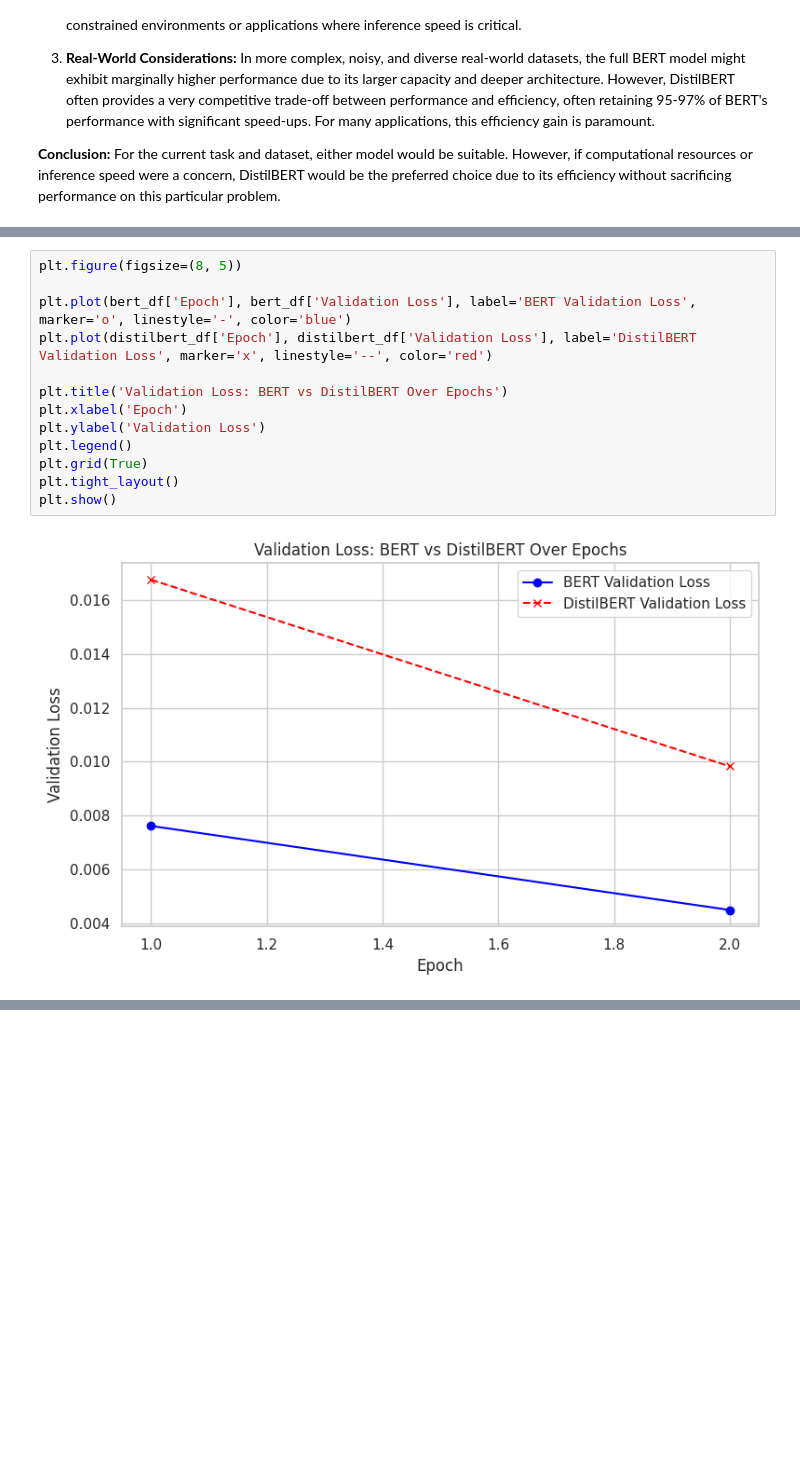
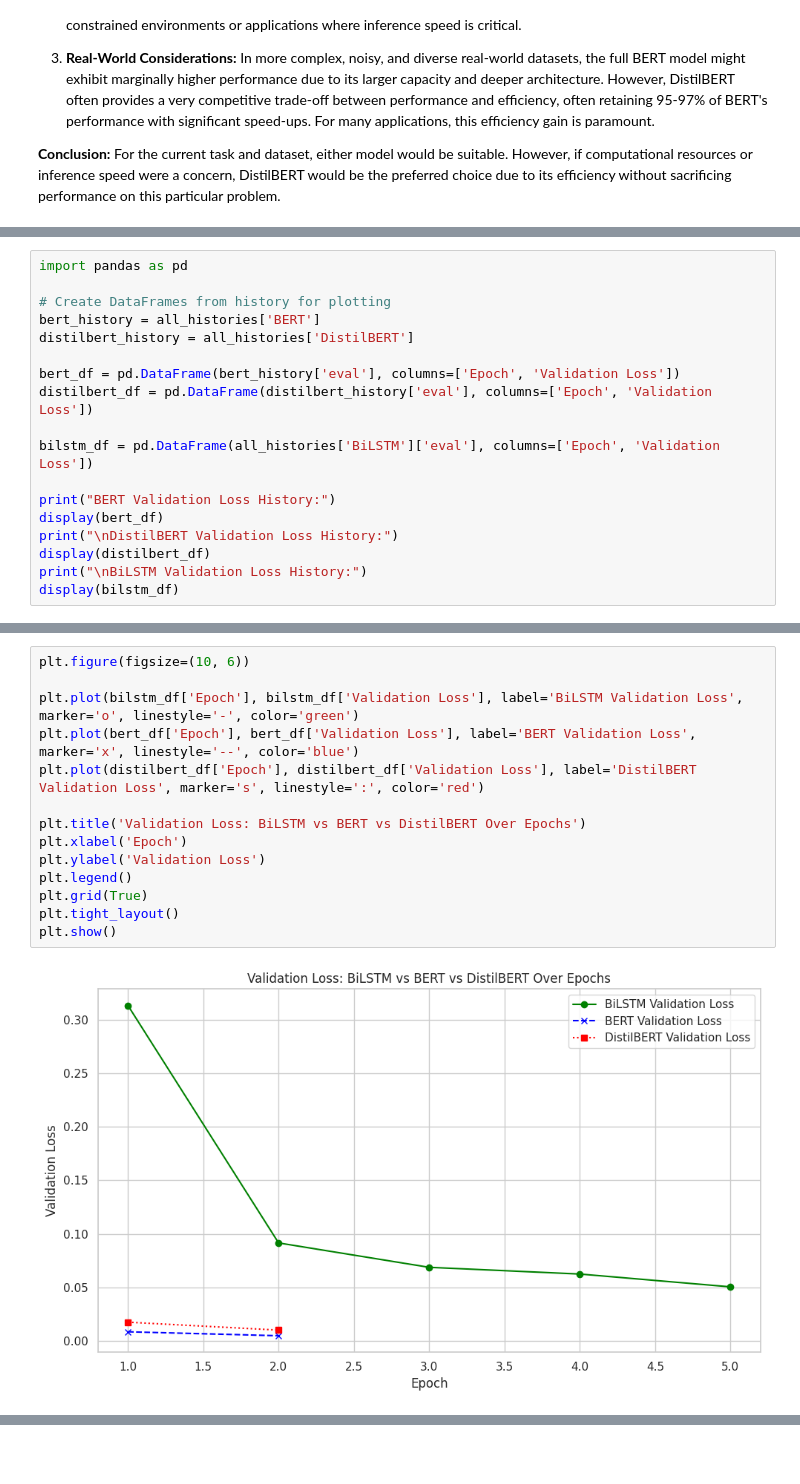
Before and after one commit to francescachn/Text-mining-project, a Jupyter notebook: Copia_di_progetto_data_.ipynb, the cells around one changed output, grey strips where cells are left out. Drawn from its saved outputs; the diff is of its cells as text; blank space fills up the shorter version.

```diff
--- a/Copia_di_progetto_data_.ipynb
+++ b/Copia_di_progetto_data_.ipynb
@@ -1256,0 +1562,18 @@ To further compare the models, let's visualize their training and validation los
+# %%
+import pandas as pd
+
+# Create DataFrames from history for plotting
+bert_history = all_histories['BERT']
+distilbert_history = all_histories['DistilBERT']
+
+bert_df = pd.DataFrame(bert_history['eval'], columns=['Epoch', 'Validation Loss'])
+distilbert_df = pd.DataFrame(distilbert_history['eval'], columns=['Epoch', 'Validation Loss'])
+
+bilstm_df = pd.DataFrame(all_histories['BiLSTM']['eval'], columns=['Epoch', 'Validation Loss'])
+
+print("BERT Validation Loss History:")
+display(bert_df)
+print("\nDistilBERT Validation Loss History:")
+display(distilbert_df)
+print("\nBiLSTM Validation Loss History:")
+display(bilstm_df)
@@ -1257,15 +1596,16 @@ To further compare the models, let's visualize their training and validation los
 # %%
-plt.figure(figsize=(8, 5))
+plt.figure(figsize=(10, 6))
 
-plt.plot(bert_df['Epoch'], bert_df['Validation Loss'], label='BERT Validation Loss', marker='o', linestyle='-', color='blue')
-plt.plot(distilbert_df['Epoch'], distilbert_df['Validation Loss'], label='DistilBERT Validation Loss', marker='x', linestyle='--', color='red')
+plt.plot(bilstm_df['Epoch'], bilstm_df['Validation Loss'], label='BiLSTM Validation Loss', marker='o', linestyle='-', color='green')
+plt.plot(bert_df['Epoch'], bert_df['Validation Loss'], label='BERT Validation Loss', marker='x', linestyle='--', color='blue')
+plt.plot(distilbert_df['Epoch'], distilbert_df['Validation Loss'], label='DistilBERT Validation Loss', marker='s', linestyle=':', color='red')
 
-plt.title('Validation Loss: BERT vs DistilBERT Over Epochs')
+plt.title('Validation Loss: BiLSTM vs BERT vs DistilBERT Over Epochs')
 plt.xlabel('Epoch')
 plt.ylabel('Validation Loss')
 plt.legend()
 plt.grid(True)
 plt.tight_layout()
 plt.show()
 # %% [output]
-[figure, old version]
+[figure, new version]
```
Also changed, not shown: parts of 14 cells of this notebook.
